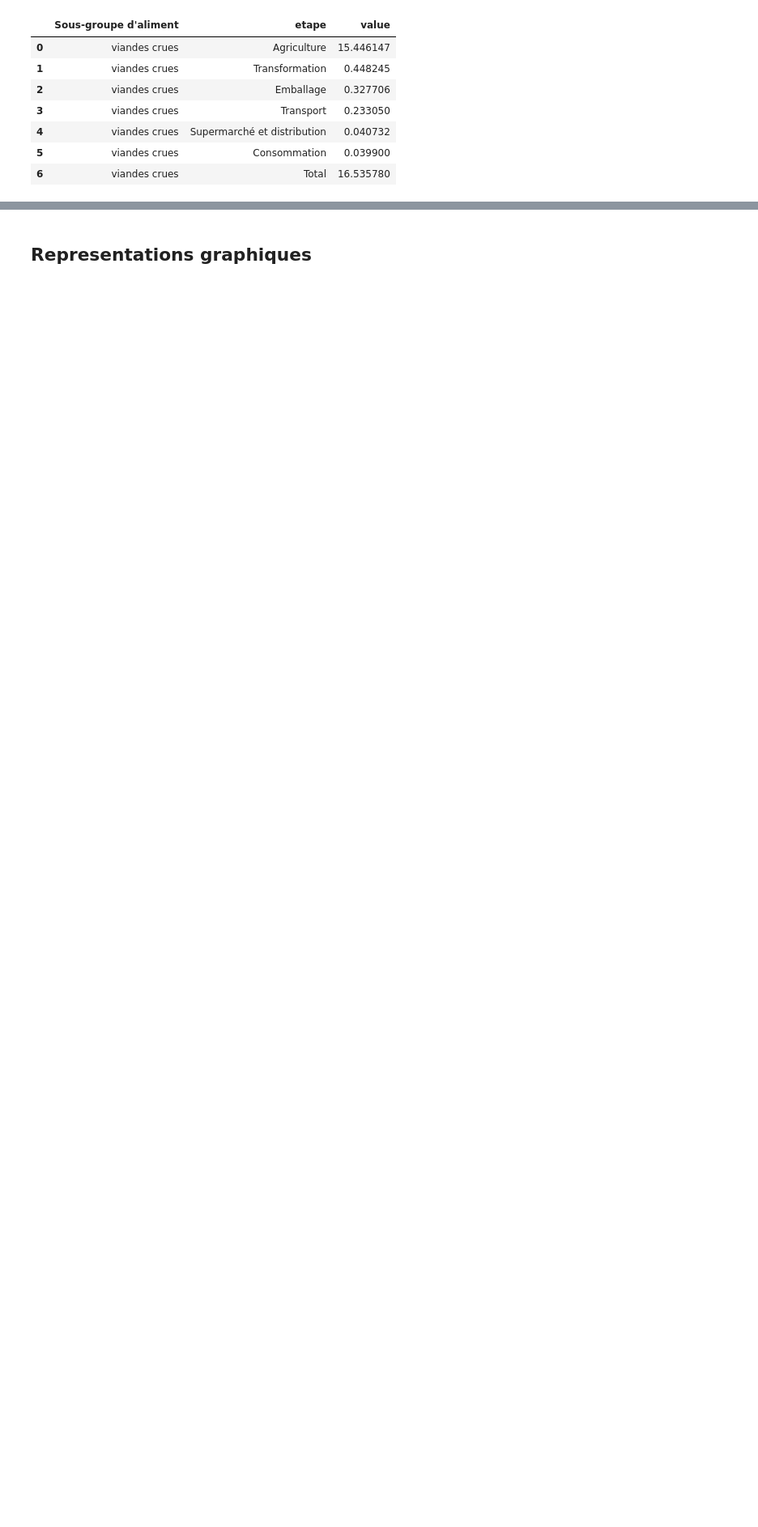
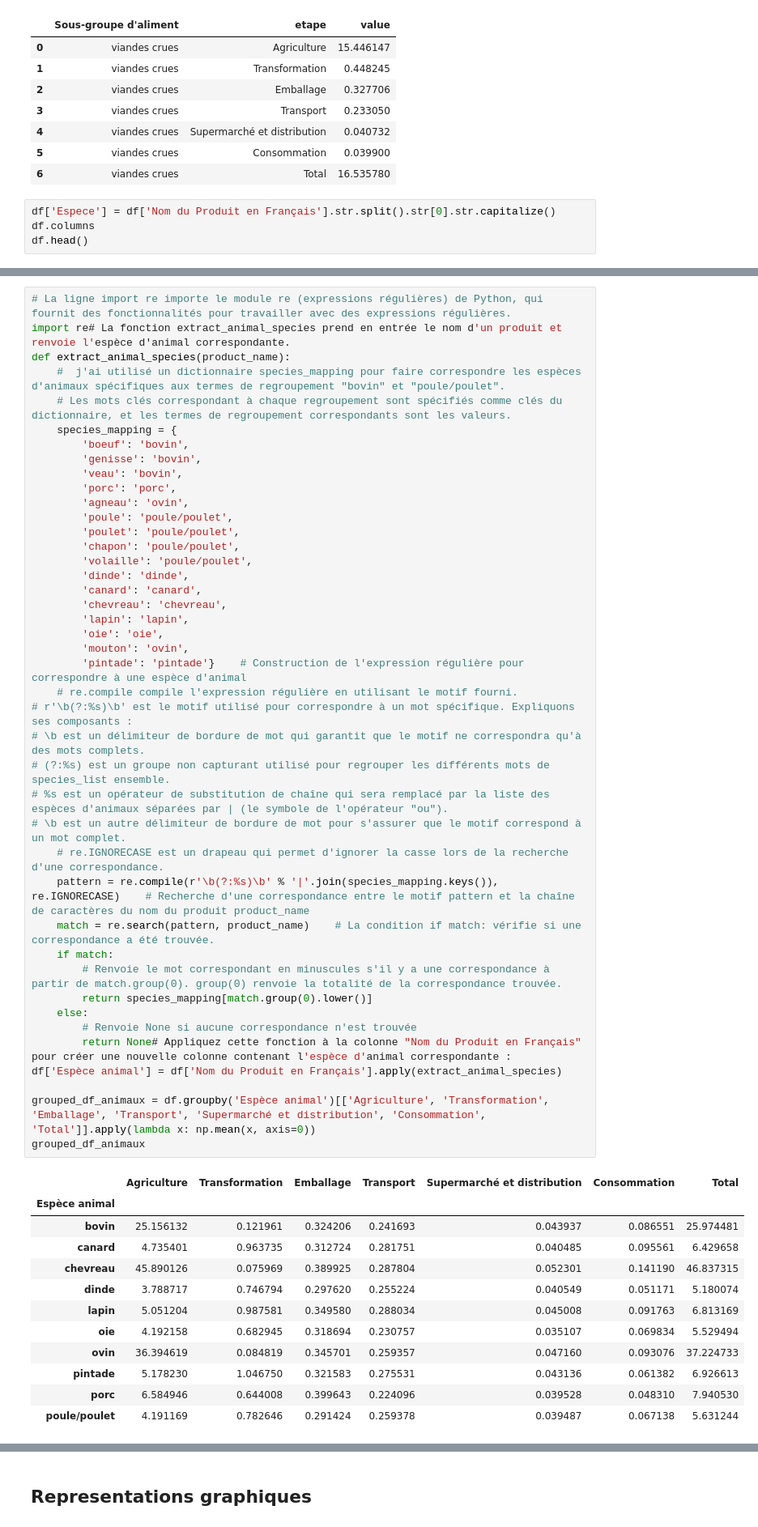
Before and after one commit to Eiji64/Projet_COok, a Jupyter notebook: AnalyseCOok.ipynb, the cells around one changed output, grey strips where cells are left out. Shown at 81% size. Saved outputs shown, nothing was run; the diff lists cells and outputs as text; blank space fills up the shorter version.

```diff
--- a/AnalyseCOok.ipynb
+++ b/AnalyseCOok.ipynb
@@ -158,3 +159,7 @@ df_groupe
 | 4 | viandes crues | Supermarché et distribution | 0.040732 |
 | 5 | viandes crues | Consommation | 0.039900 |
 | 6 | viandes crues | Total | 16.535780 |
+# %%
+df['Espece'] = df['Nom du Produit en Français'].str.split().str[0].str.capitalize()
+df.columns
+df.head()
@@ -160,0 +194,55 @@ df_groupe
+# %%
+# La ligne import re importe le module re (expressions régulières) de Python, qui fournit des fonctionnalités pour travailler avec des expressions régulières.
+import re# La fonction extract_animal_species prend en entrée le nom d'un produit et renvoie l'espèce d'animal correspondante.
+def extract_animal_species(product_name):
+    #  j'ai utilisé un dictionnaire species_mapping pour faire correspondre les espèces d'animaux spécifiques aux termes de regroupement "bovin" et "poule/poulet".
+    # Les mots clés correspondant à chaque regroupement sont spécifiés comme clés du dictionnaire, et les termes de regroupement correspondants sont les valeurs.
+    species_mapping = {
+        'boeuf': 'bovin',
+        'genisse': 'bovin',
+        'veau': 'bovin',
+        'porc': 'porc',
+        'agneau': 'ovin',
+        'poule': 'poule/poulet',
+        'poulet': 'poule/poulet',
+        'chapon': 'poule/poulet',
+        'volaille': 'poule/poulet',
+        'dinde': 'dinde',
+        'canard': 'canard',
+        'chevreau': 'chevreau',
+        'lapin': 'lapin',
+        'oie': 'oie',
+        'mouton': 'ovin',
+        'pintade': 'pintade'}    # Construction de l'expression régulière pour correspondre à une espèce d'animal
+    # re.compile compile l'expression régulière en utilisant le motif fourni.
+# r'\b(?:%s)\b' est le motif utilisé pour correspondre à un mot spécifique. Expliquons ses composants :
+# \b est un délimiteur de bordure de mot qui garantit que le motif ne correspondra qu'à des mots complets.
+# (?:%s) est un groupe non capturant utilisé pour regrouper les différents mots de species_list ensemble.
+# %s est un opérateur de substitution de chaîne qui sera remplacé par la liste des espèces d'animaux séparées par | (le symbole de l'opérateur "ou").
+# \b est un autre délimiteur de bordure de mot pour s'assurer que le motif correspond à un mot complet.
+    # re.IGNORECASE est un drapeau qui permet d'ignorer la casse lors de la recherche d'une correspondance.
+    pattern = re.compile(r'\b(?:%s)\b' % '|'.join(species_mapping.keys()), re.IGNORECASE)    # Recherche d'une correspondance entre le motif pattern et la chaîne de caractères du nom du produit product_name
+    match = re.search(pattern, product_name)    # La condition if match: vérifie si une correspondance a été trouvée.
+    if match:
+        # Renvoie le mot correspondant en minuscules s'il y a une correspondance à partir de match.group(0). group(0) renvoie la totalité de la correspondance trouvée.
+        return species_mapping[match.group(0).lower()]
+    else:
+        # Renvoie None si aucune correspondance n'est trouvée
+        return None# Appliquez cette fonction à la colonne "Nom du Produit en Français" pour créer une nouvelle colonne contenant l'espèce d'animal correspondante :
+df['Espèce animal'] = df['Nom du Produit en Français'].apply(extract_animal_species)
+
+grouped_df_animaux = df.groupby('Espèce animal')[['Agriculture', 'Transformation', 'Emballage', 'Transport', 'Supermarché et distribution', 'Consommation', 'Total']].apply(lambda x: np.mean(x, axis=0))
+grouped_df_animaux
+# %% [output]
+|  | Agriculture | Transformation | Emballage | Transport | Supermarché et distribution | Consommation | Total |
+| Espèce animal |  |  |  |  |  |  |  |
+| bovin | 25.156132 | 0.121961 | 0.324206 | 0.241693 | 0.043937 | 0.086551 | 25.974481 |
+| canard | 4.735401 | 0.963735 | 0.312724 | 0.281751 | 0.040485 | 0.095561 | 6.429658 |
+| chevreau | 45.890126 | 0.075969 | 0.389925 | 0.287804 | 0.052301 | 0.141190 | 46.837315 |
+| dinde | 3.788717 | 0.746794 | 0.297620 | 0.255224 | 0.040549 | 0.051171 | 5.180074 |
+| lapin | 5.051204 | 0.987581 | 0.349580 | 0.288034 | 0.045008 | 0.091763 | 6.813169 |
+| oie | 4.192158 | 0.682945 | 0.318694 | 0.230757 | 0.035107 | 0.069834 | 5.529494 |
+| ovin | 36.394619 | 0.084819 | 0.345701 | 0.259357 | 0.047160 | 0.093076 | 37.224733 |
+| pintade | 5.178230 | 1.046750 | 0.321583 | 0.275531 | 0.043136 | 0.061382 | 6.926613 |
+| porc | 6.584946 | 0.644008 | 0.399643 | 0.224096 | 0.039528 | 0.048310 | 7.940530 |
+| poule/poulet | 4.191169 | 0.782646 | 0.291424 | 0.259378 | 0.039487 | 0.067138 | 5.631244 |
```
Also changed, not shown: parts of 4 cells of this notebook.
